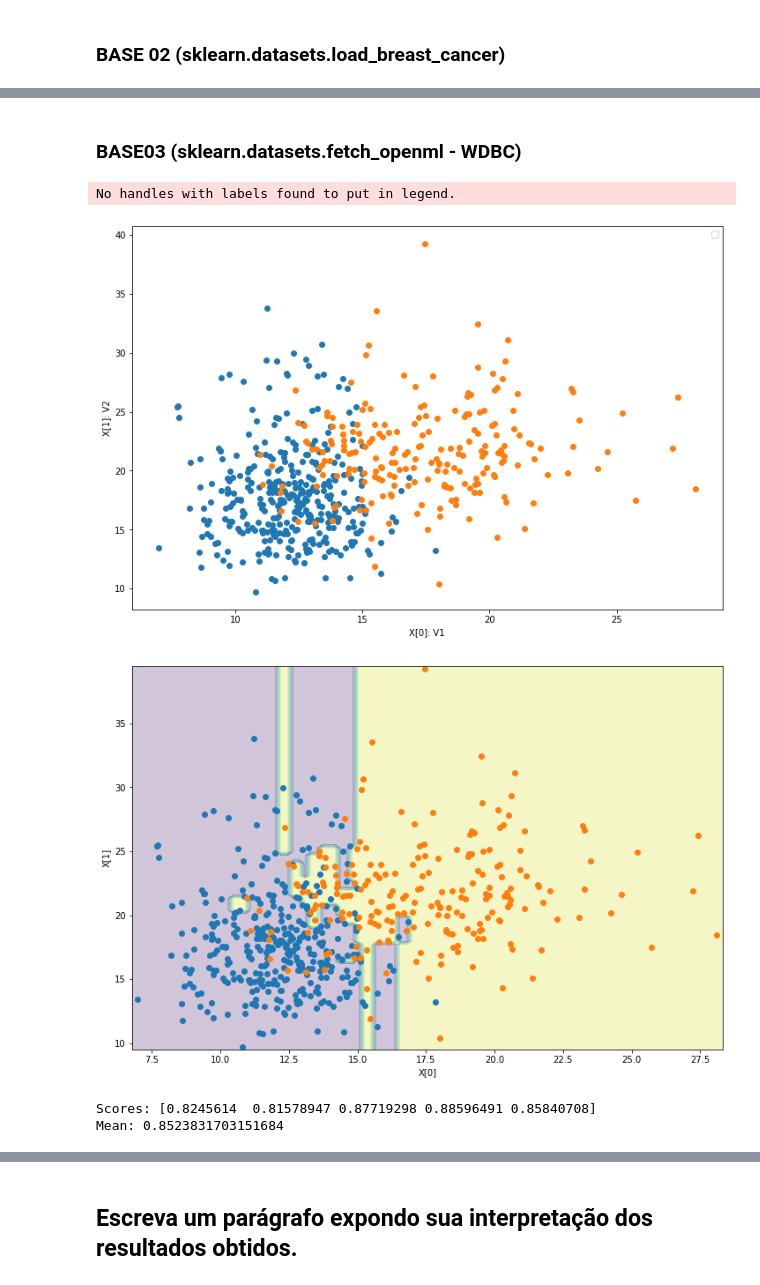
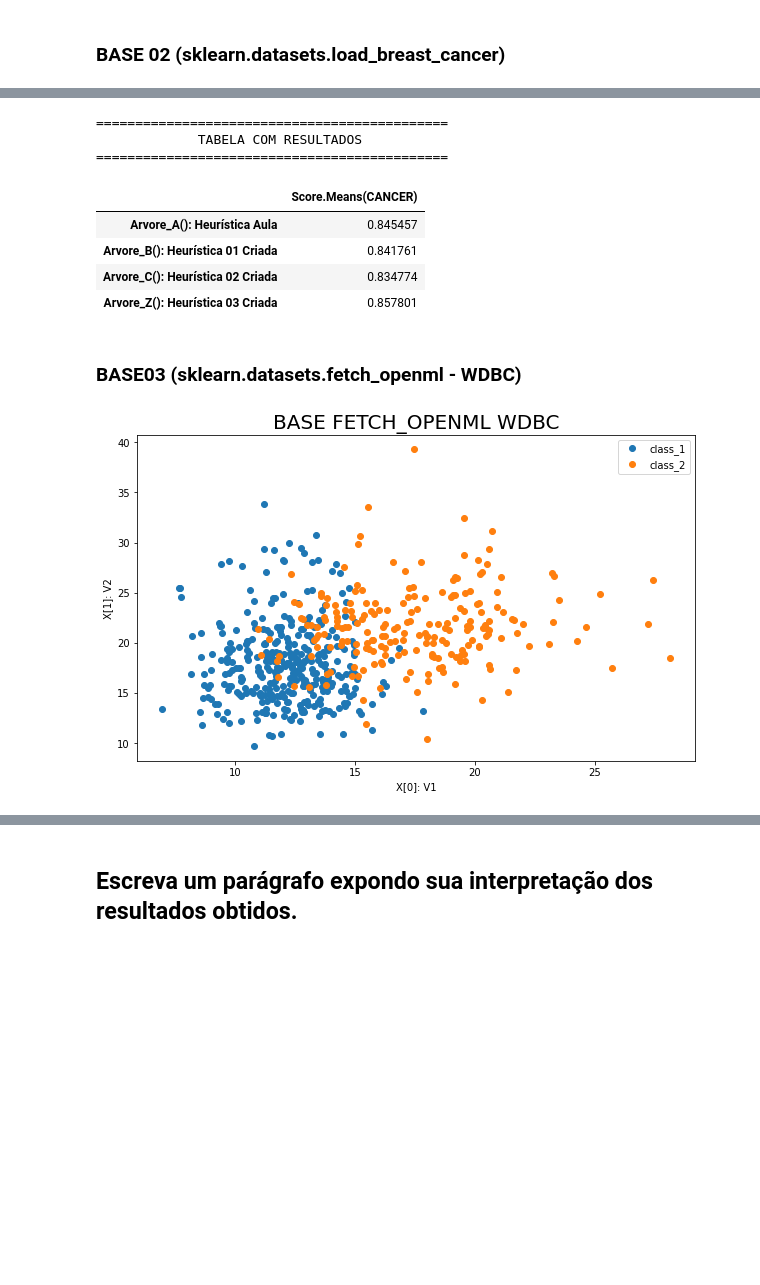
Before and after one commit to TNK443/RecPadroes, a Jupyter notebook: 04_ArvoreDeDecisao_Tarefa.ipynb, the cells around one changed output, grey strips where cells are left out. Saved outputs shown, nothing was run; the diff lists cells and outputs as text; code cells hidden in the pictures; blank space fills up the shorter version.

```diff
--- a/04_ArvoreDeDecisao_Tarefa.ipynb
+++ b/04_ArvoreDeDecisao_Tarefa.ipynb
@@ -583,13 +1174,18 @@ print(dataset2.DESCR)
 # %%
+#---------------------------------------------------------------------------------
 X2, y2 = dataset2.data[:,[0,8]], dataset2.target
 
-plt.figure(figsize=(12,8))
+plt.figure(figsize=(10,6))
+plt.title('BASE BREAST CANCER', fontsize=20)
+
 for k in sorted(set(y2)):
-    plt.plot(X2[:, 0][y2==k], X2[:, 1][y2==k], 'o')
+    plt.plot(X2[:, 0][y2==k], X2[:, 1][y2==k], 'o', label=f"{dataset1.target_names[k]}")
 
 
 plt.legend()
 plt.xlabel(f"X[0]: {dataset2.feature_names[0]}")
 plt.ylabel(f"X[1]: {dataset2.feature_names[8]}")
+
 plt.show()
+#---------------------------------------------------------------------------------
 # %% [output]
@@ -610,39 +1277,58 @@ Mean: 0.8734513274336283
+# %%
+#===============================================================================
+#                      TABELA COM RESULTADOS
+#===============================================================================
+D = []
+
+D.append(np.mean(scoresA2['test_score']))
+D.append(np.mean(scoresB2['test_score']))
+D.append(np.mean(scoresC2['test_score']))
+D.append(np.mean(scoresZ2['test_score']))
+print("="*45)
+print(" "*12,"TABELA COM RESULTADOS")
+print("="*45,"\n")
+
+df = pd.DataFrame(index=A)
+df['Score.Means(CANCER)'] = D
+
+df
+#---------------------------------------------------------------------------------
+# %% [output]
+=============================================
+             TABELA COM RESULTADOS
+=============================================
+|  | Score.Means(CANCER) |
+| Arvore_A(): Heurística Aula | 0.845457 |
+| Arvore_B(): Heurística 01 Criada | 0.841761 |
+| Arvore_C(): Heurística 02 Criada | 0.834774 |
+| Arvore_Z(): Heurística 03 Criada | 0.857801 |
 # %% [markdown]
 ### BASE03 (sklearn.datasets.fetch_openml - WDBC)
 # %%
+#---------------------------------------------------------------------------------
 from sklearn.datasets import fetch_openml
 
 # https://www.openml.org/d/1510
 #
 # Breast Cancer Wisconsin (Diagnostic) Data Set (WDBC). Features are computed from a digitized
 # image of a fine needle aspirate (FNA) of a breast mass.
 # They describe characteristics of the cell nuclei present in the image.
 # The target feature records the prognosis (benign (1) or malignant (2)).
 
 dataset3 = fetch_openml('wdbc')
 X3, y3 = dataset3.data[:,:2], np.array(dataset3.target).astype(np.int)
 
-plt.figure(figsize=(12,8))
+plt.figure(figsize=(10,6))
+plt.title('BASE FETCH_OPENML WDBC', fontsize=20)
+
 for k in sorted(set(y3)):
-    plt.plot(X3[:, 0][y3==k], X3[:, 1][y3==k], 'o')
-
+    plt.plot(X3[:, 0][y3==k], X3[:, 1][y3==k], 'o', label=f"{dataset1.target_names[k]}")
 
 plt.legend()
 plt.xlabel(f"X[0]: {dataset3.feature_names[0]}")
 plt.ylabel(f"X[1]: {dataset3.feature_names[1]}")
+
 plt.show()
+#---------------------------------------------------------------------------------
 # %% [output]
-No handles with labels found to put in legend.
-[figure, old version]
+[figure, new version]
-# %%
-plotDecisao(Arvore_Z(), X3, y3)
-# %% [output]
-[figure, removed]
-# %%
-scores = cross_validate(Arvore_Z(), X3, y3)
-
-print("Scores:", scores['test_score'])
-print("Mean:",np.mean(scores['test_score']))
-# %% [output]
-Scores: [0.8245614  0.81578947 0.87719298 0.88596491 0.85840708]
-Mean: 0.8523831703151684
```
Also changed, not shown: parts of 54 cells of this notebook.
